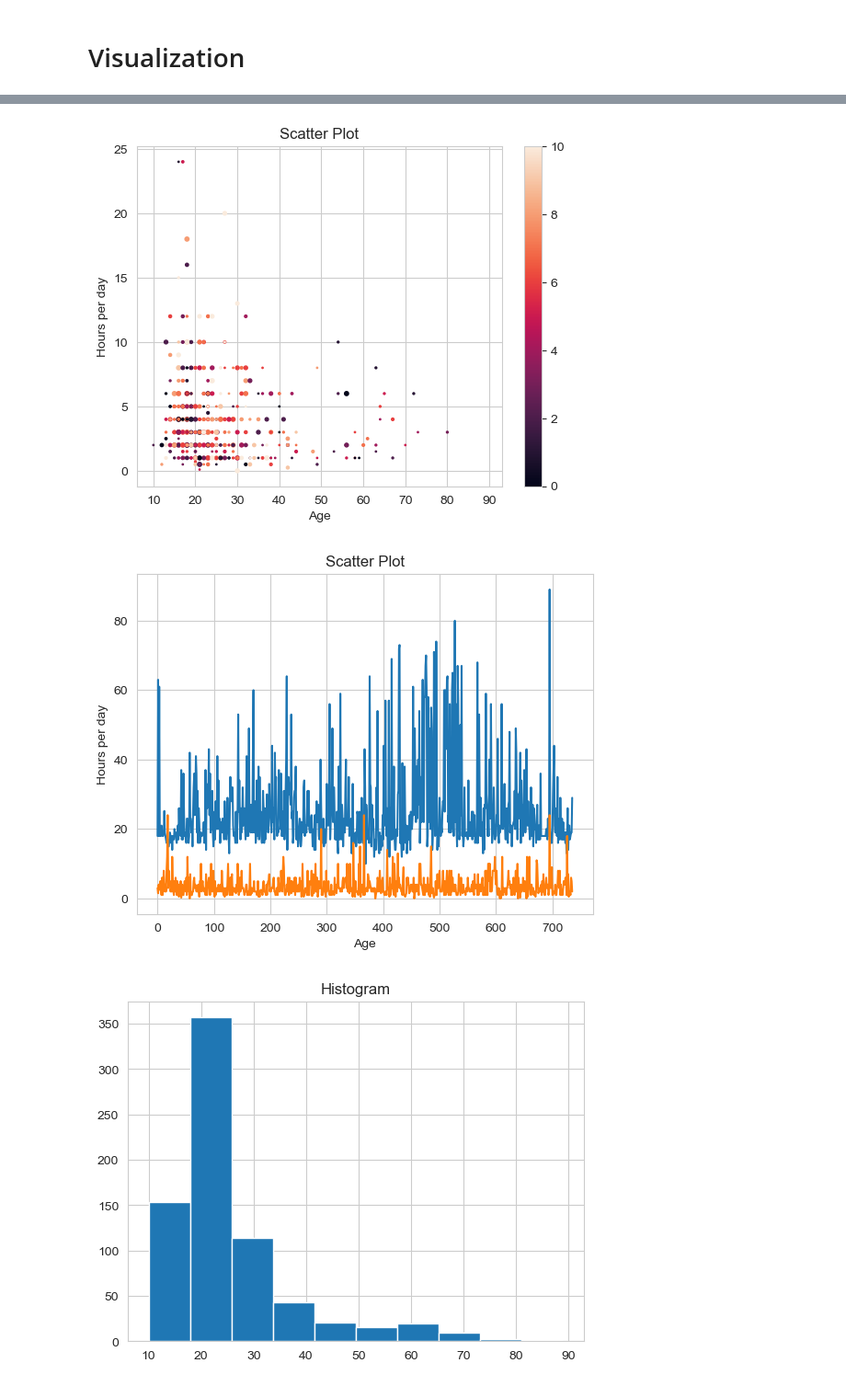
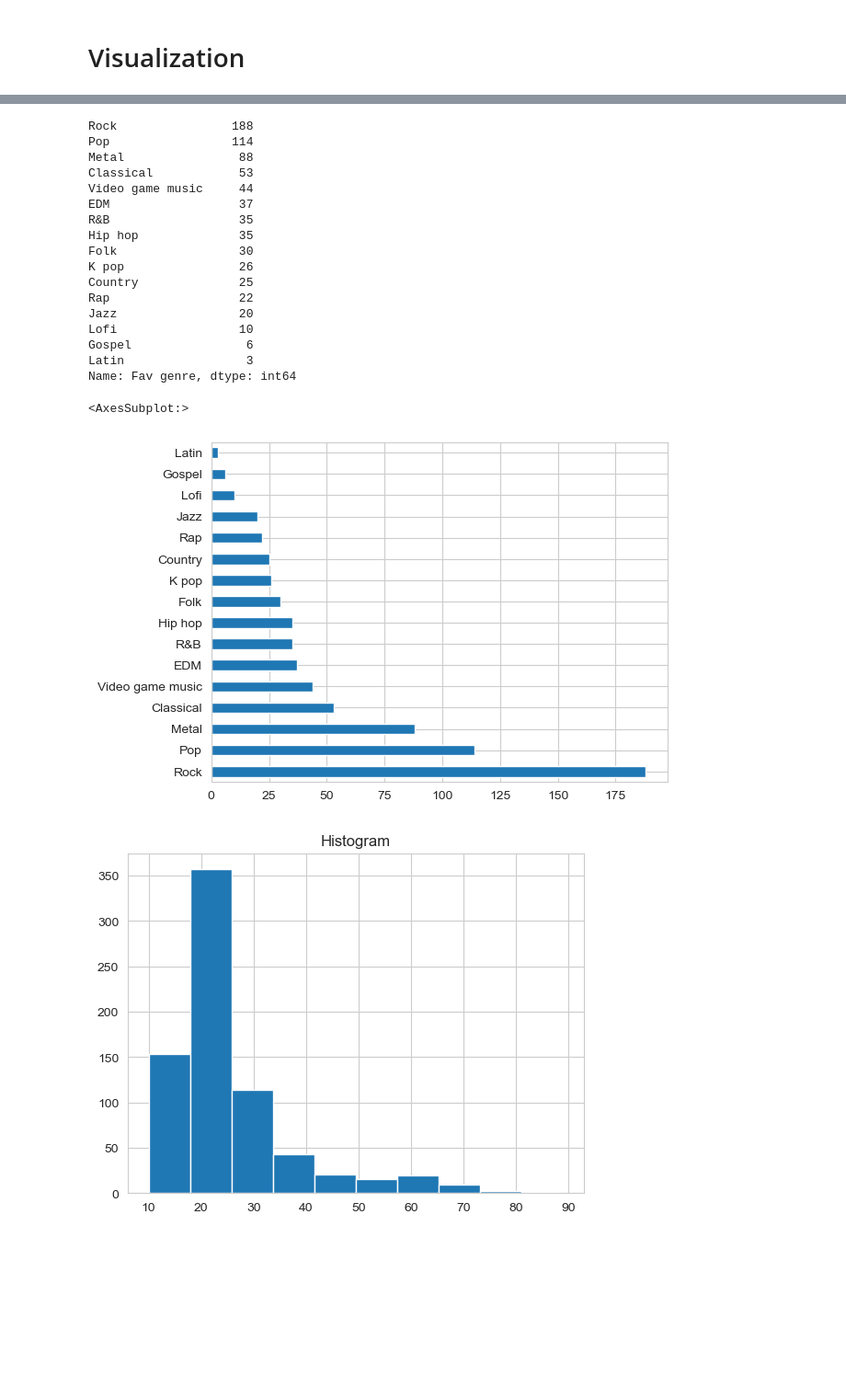
Before and after one commit to FranklinBosire/Music-And-Therapy-Survey, a Jupyter notebook: Music And Therapy Survey.ipynb, the cells around one changed output, grey strips where cells are left out. Shown: that part at 92% size. Cells and saved outputs as stored; diff of their text form; code cells hidden in the pictures; blank space fills up the shorter version.

```diff
--- a/Music And Therapy Survey.ipynb
+++ b/Music And Therapy Survey.ipynb
@@ -496,30 +492,28 @@ figure=dat.boxplot(column="Age")
-# %%
-#scatter plot showing data of depression on age against hours per day
-plt.scatter(dat['Age'], dat['hoursperday'], c=dat['Depression'],
-            s=dat['OCD'])
-
-plt.title("Scatter Plot")
-
-plt.xlabel('Age')
-plt.ylabel('Hours per day')
-
-plt.colorbar()
-
-plt.show()
-# %% [output]
-[figure, removed]
 # %%
-plt.plot(dat['Age'])
-plt.plot(dat['hoursperday'])
-
-plt.title("Scatter Plot")
-
-plt.xlabel('Age')
-plt.ylabel('Hours per day')
-
-plt.show()
+data['Fav genre'].value_counts()
 # %% [output]
-[figure, removed]
+Rock                188
+Pop                 114
+Metal                88
+Classical            53
+Video game music     44
+EDM                  37
+R&B                  35
+Hip hop              35
+Folk                 30
+K pop                26
+Country              25
+Rap                  22
+Jazz                 20
+Lofi                 10
+Gospel                6
+Latin                 3
+Name: Fav genre, dtype: int64
+# %%
+data['Fav genre'].value_counts()[:20].plot(kind='barh')
+# %% [output]
+<AxesSubplot:>
+[figure, added]
 # %%
 #histogram
 plt.hist(dat['Age'])
```
Also changed, not shown: parts of 1 cell of this notebook.
